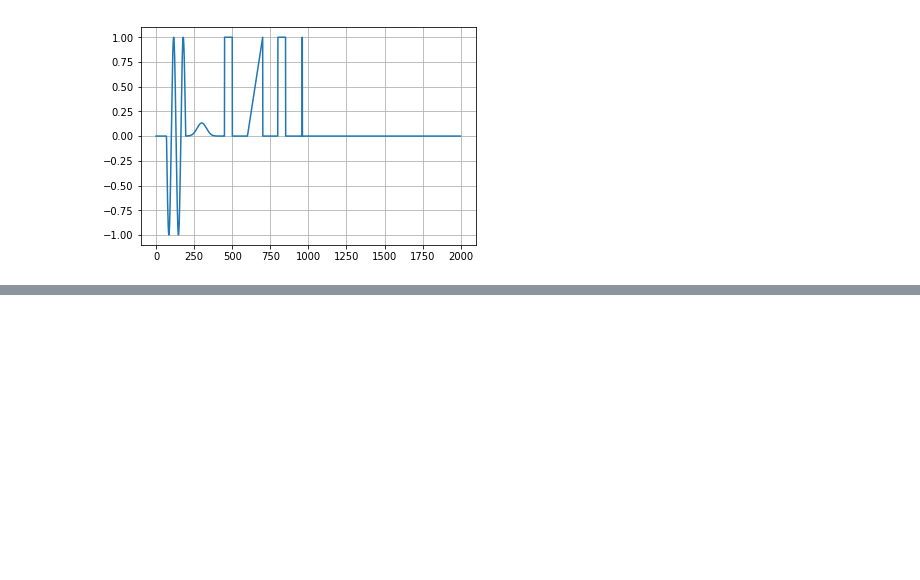
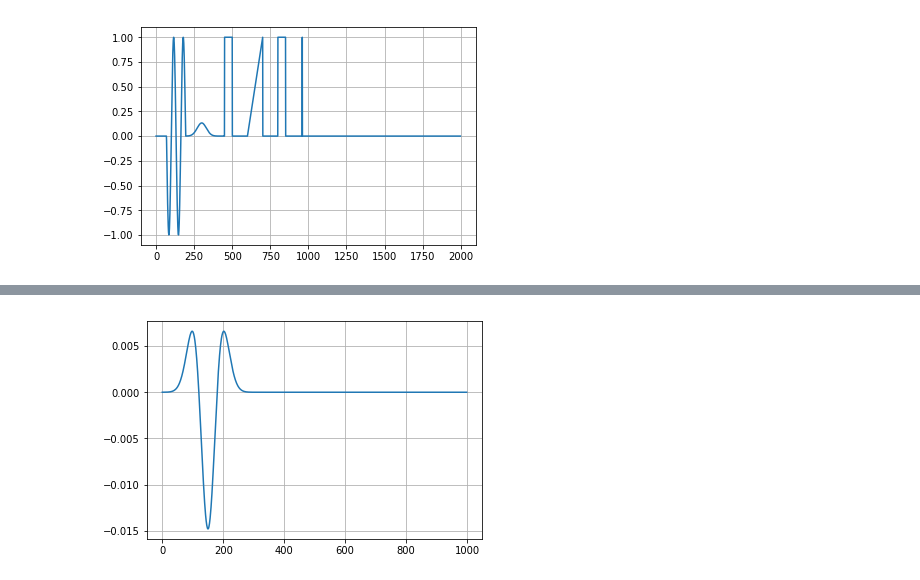
Before and after one commit to ricardoy/correlation_convolution, a Jupyter notebook: convolution x correlation.ipynb, the cells around one changed output, grey strips where cells are left out. Cells and saved outputs as stored; diff of their text form; code cells hidden in the pictures; blank space fills up the shorter version.

```diff
--- a/convolution x correlation.ipynb
+++ b/convolution x correlation.ipynb
@@ -321,0 +346,11 @@ plot(convolution(h, g_pulso))
+# %%
+def gaussian_second_derivative(x, mean=0, std=3):
+    a = ((x-mean)**2 * math.exp(-1 * (x - mean)**2 / (2 * std**2))) / (std**4)
+    b = (math.exp(-1 * (x - mean)**2 / (2 * std**2))) / (std**2)
+    c = math.sqrt(2*math.pi) * std
+    return (a-b) / c
+
+gaussian_second_derivative_data = np.array([y for y in map(gaussian_second_derivative, x-15)])
+plot(gaussian_second_derivative_data)
+# %% [output]
+[figure, added]
```
Also changed, not shown: parts of 22 cells of this notebook, 1 other file.
